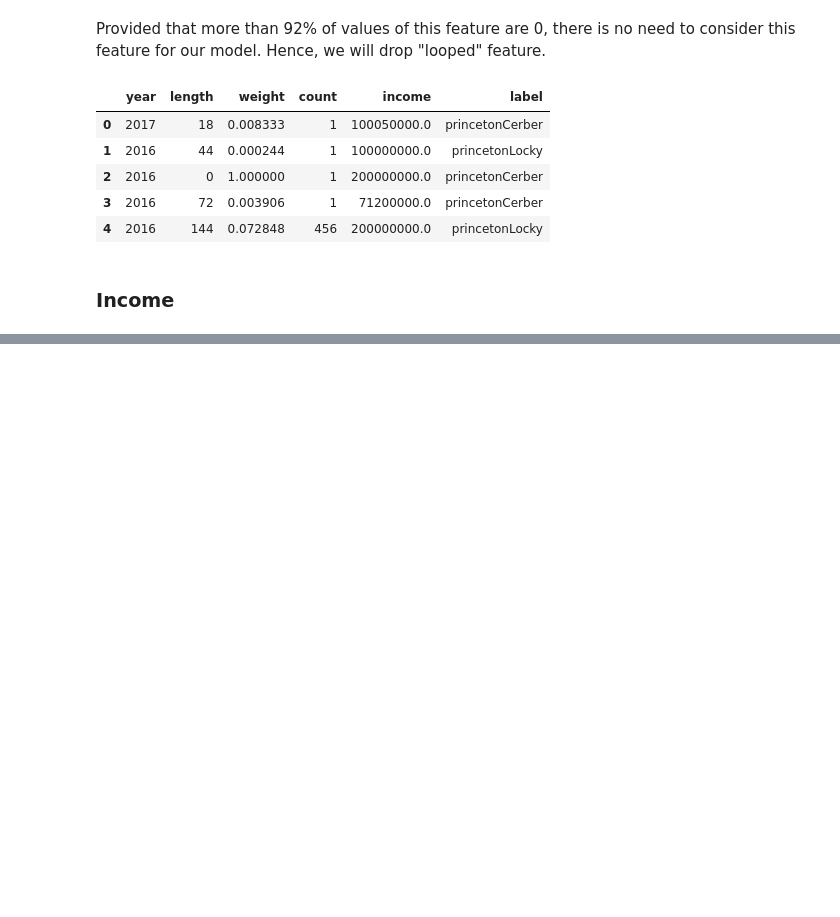
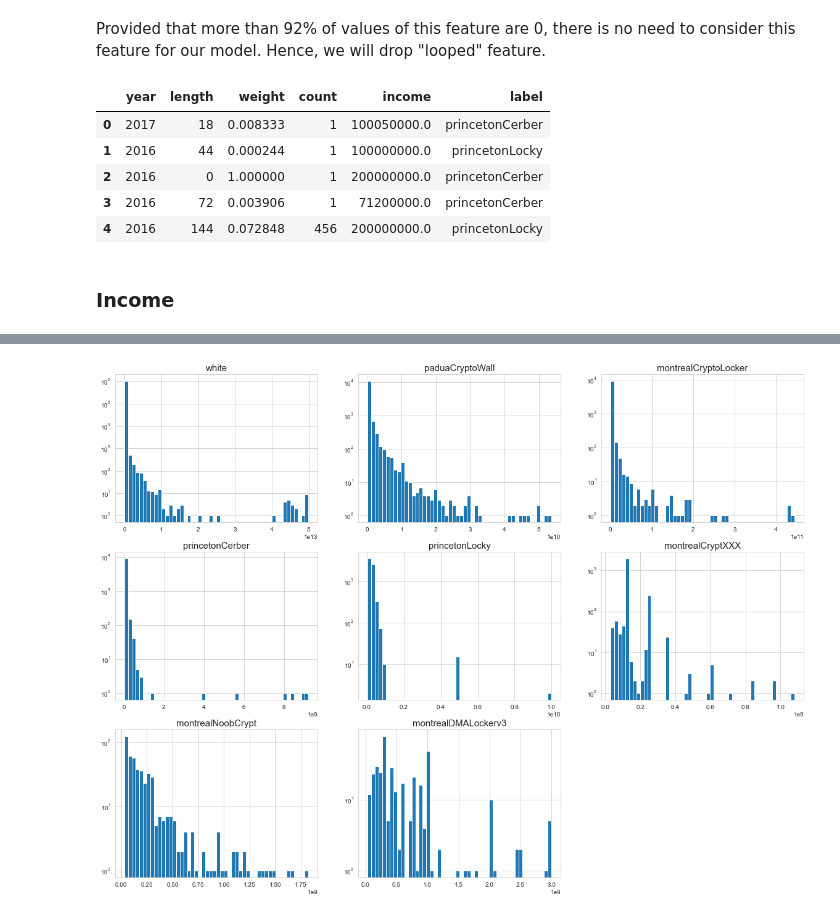
Before and after one commit to gauravsh0812/Bitcoin_Heist, a Jupyter notebook: Bitcoin_Heist.ipynb, the cells around one changed output, grey strips where cells are left out. Saved outputs shown, nothing was run; the diff lists cells and outputs as text; code cells hidden in the pictures; blank space fills up the shorter version.

```diff
--- a/Bitcoin_Heist.ipynb
+++ b/Bitcoin_Heist.ipynb
@@ -407,0 +412,13 @@ pd.DataFrame(neglog_income).boxplot()
+# %%
+plt.figure(figsize=(20,15))
+
+cord = [331, 332, 333, 334, 335,  336, 337, 338]
+label = label_dict.keys()
+
+for c,y in zip(cord, label):
+    plt.subplot(c)
+    plt.hist(df[df['label']==y]['income'], bins=50, log=True)
+    plt.title(str(y),fontsize=15)
+    plt.grid(True)
+# %% [output]
+[figure, added]
```
Also changed, not shown: parts of 22 cells of this notebook.
